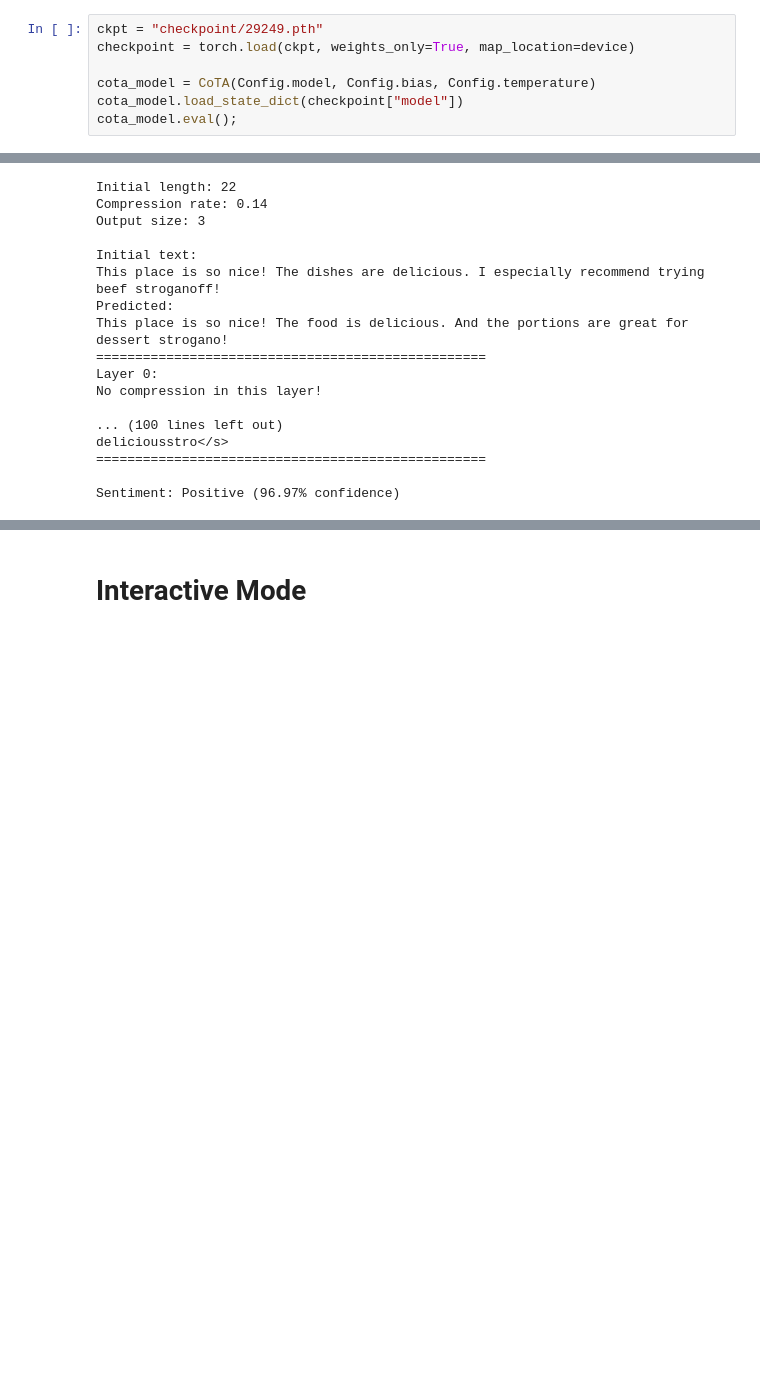
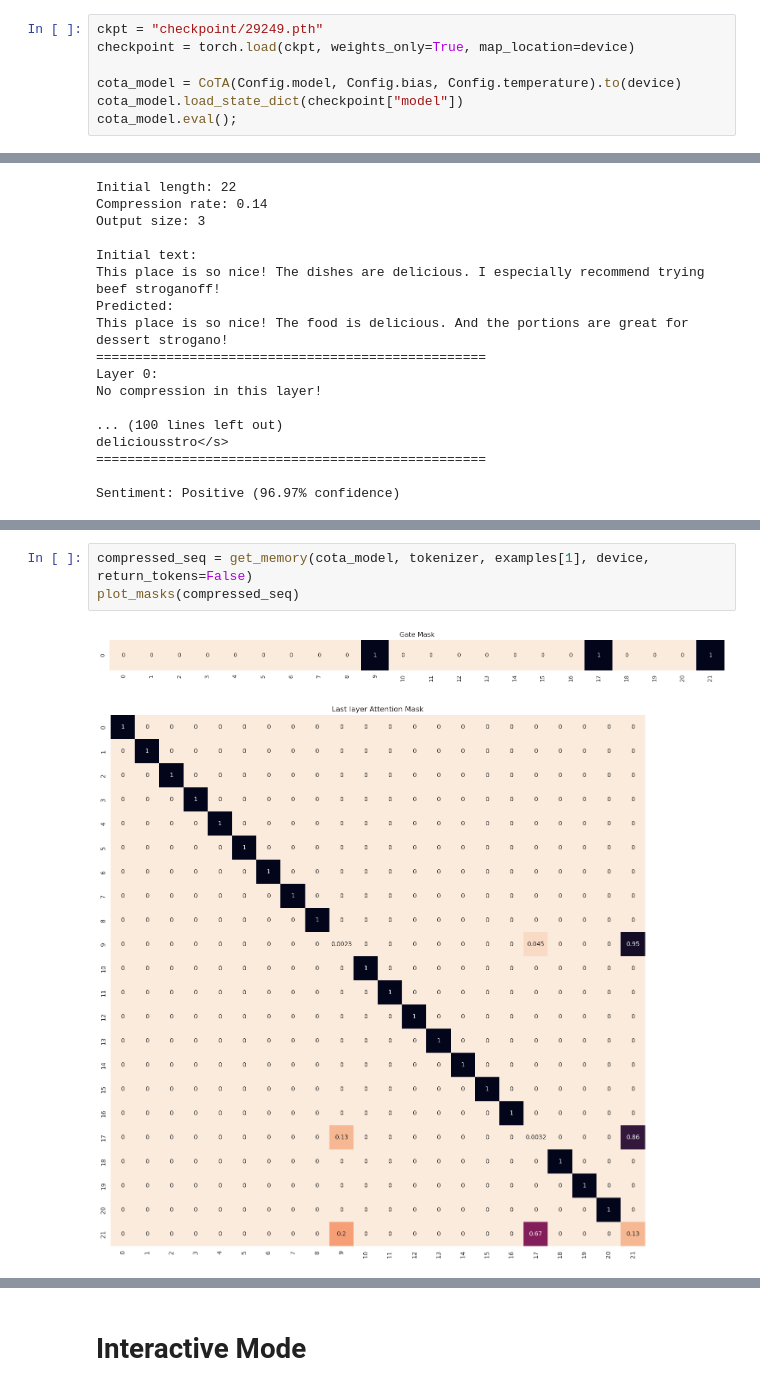
Before and after one commit to ATMI/Megatoken, a Jupyter notebook: demo.ipynb, the cells around one changed output, grey strips where cells are left out. Drawn from its saved outputs; the diff is of its cells as text; blank space fills up the shorter version.

```diff
--- a/demo.ipynb
+++ b/demo.ipynb
@@ -42,7 +42,7 @@ examples = (
 ckpt = "checkpoint/29249.pth"
 checkpoint = torch.load(ckpt, weights_only=True, map_location=device)
 
-cota_model = CoTA(Config.model, Config.bias, Config.temperature)
+cota_model = CoTA(Config.model, Config.bias, Config.temperature).to(device)
 cota_model.load_state_dict(checkpoint["model"])
 cota_model.eval();
 # %%
@@ -128,0 +127,6 @@ Sentiment: Positive (96.97% confidence)
+# %%
+compressed_seq = get_memory(cota_model, tokenizer, examples[1], device, return_tokens=False)
+plot_masks(compressed_seq)
+# %% [output]
+[figure, added]
+[figure, added]
```
Also changed, not shown: parts of 8 cells of this notebook, 3 other files.
